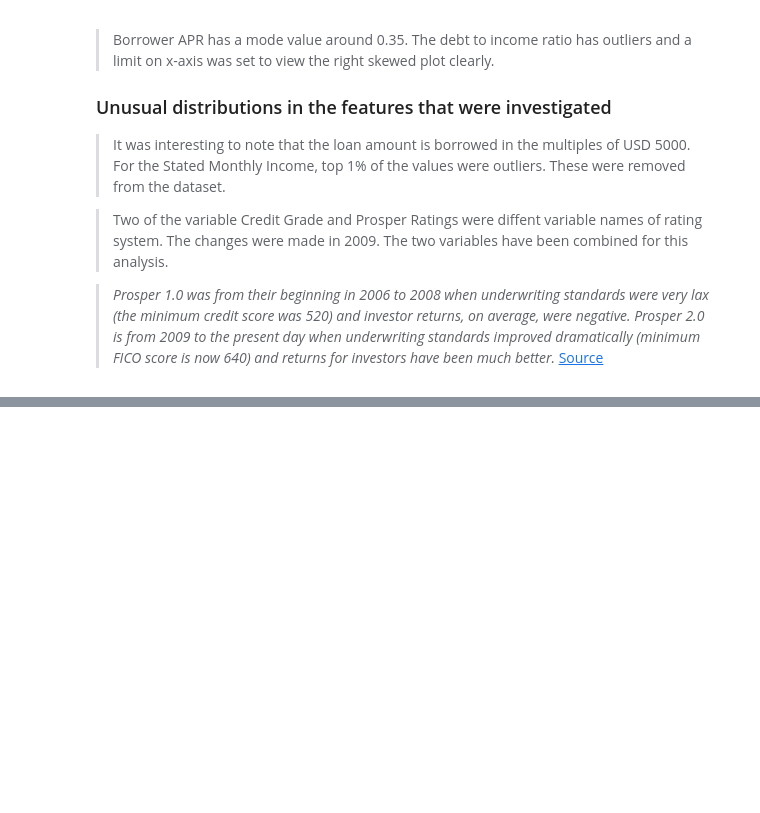
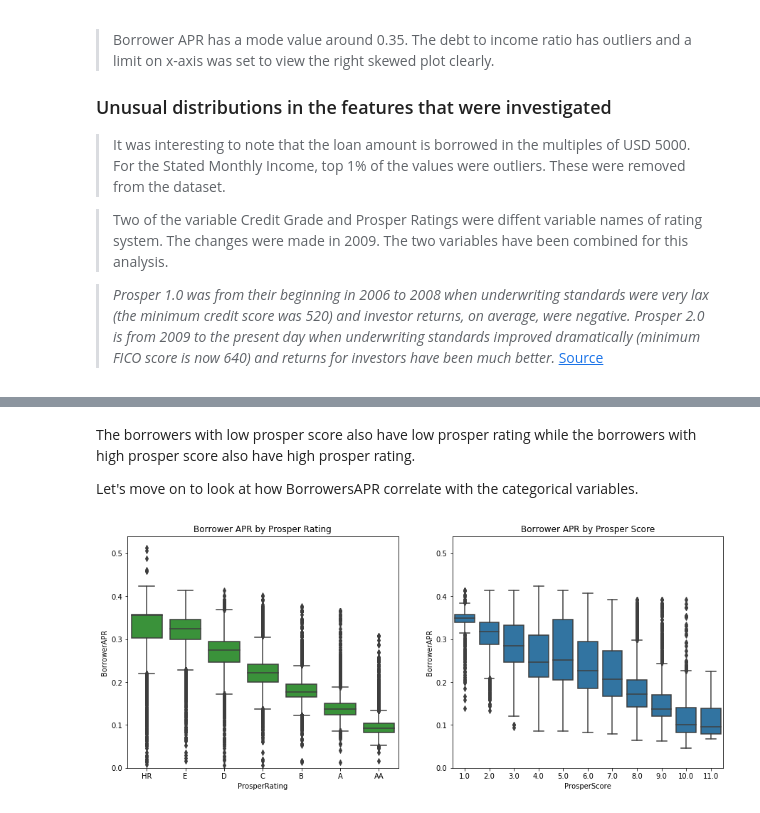
Before and after one commit to Aastha-Arora/prosper-loan-analysis, a Jupyter notebook: prosper_loan_exploration.ipynb, the cells around one changed output, grey strips where cells are left out. Cells and saved outputs as stored; diff of their text form; code cells hidden in the pictures; blank space fills up the shorter version.

```diff
--- a/prosper_loan_exploration.ipynb
+++ b/prosper_loan_exploration.ipynb
@@ -380,0 +407,19 @@ For the Stated Monthly Income, top 1% of the values were outliers. These were re
+# %% [markdown]
+The borrowers with low prosper score also have low prosper rating while the borrowers with high prosper score also have high prosper rating.
+
+Let's move on to look at how BorrowersAPR correlate with the categorical variables.
+# %%
+# Boxplot
+plt.figure(figsize = [15, 6])
+plt.subplot(1, 2, 1)
+sb.boxplot(data=loan, x='ProsperRating', y='BorrowerAPR', \
+              color = sb.color_palette()[2])
+plt.ylim(0, 0.54)
+plt.title('Borrower APR by Prosper Rating');
+plt.subplot(1, 2, 2)
+sb.boxplot(data=loan, x='ProsperScore', y='BorrowerAPR', \
+              color = sb.color_palette()[0])
+plt.ylim(0, 0.54)
+plt.title('Borrower APR by Prosper Score');
+# %% [output]
+[figure, added]
```
Also changed, not shown: parts of 12 cells of this notebook.
